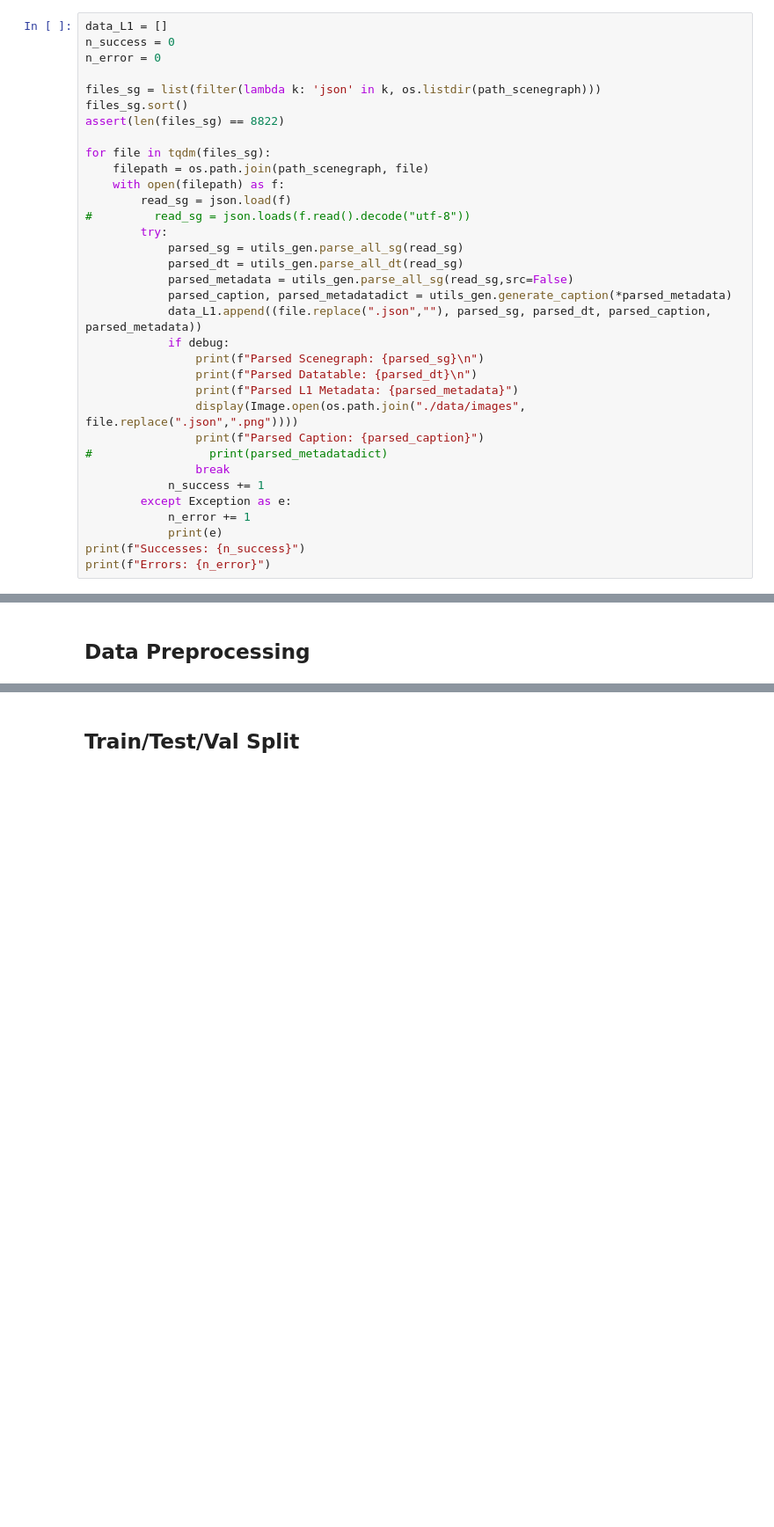
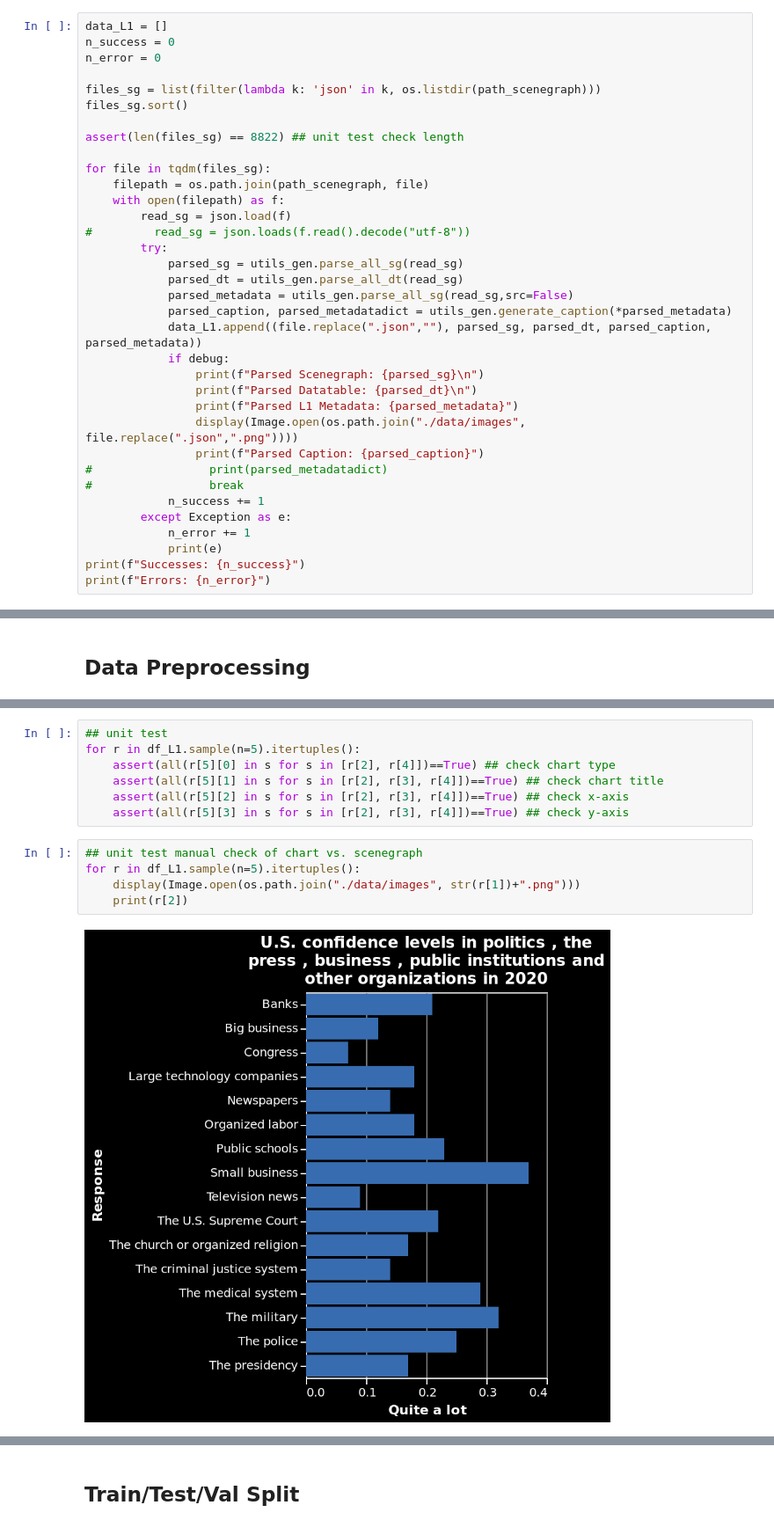
Before and after one commit to mitvis/vistext, a Jupyter notebook: Dataset Generation & Processing.ipynb, the cells around one changed output, grey strips where cells are left out. Shown at 88% size. Cells and saved outputs as stored; diff of their text form; blank space fills up the shorter version.

Commit message:
Full v1 of dataset generation and processing notebook with first round of tests

```diff
--- a/Dataset Generation & Processing.ipynb
+++ b/Dataset Generation & Processing.ipynb
@@ -33,7 +34,8 @@ n_error = 0
 
 files_sg = list(filter(lambda k: 'json' in k, os.listdir(path_scenegraph)))
 files_sg.sort()
-assert(len(files_sg) == 8822)
+
+assert(len(files_sg) == 8822) ## unit test check length
 
 for file in tqdm(files_sg):
     filepath = os.path.join(path_scenegraph, file)
@@ -53,7 +55,7 @@ for file in tqdm(files_sg):
                 display(Image.open(os.path.join("./data/images", file.replace(".json",".png"))))
                 print(f"Parsed Caption: {parsed_caption}")
 #                 print(parsed_metadatadict)
-                break
+#                 break
             n_success += 1
         except Exception as e:
             n_error += 1
@@ -82,0 +78,14 @@ df_L1.head()
+# %%
+## unit test
+for r in df_L1.sample(n=5).itertuples():
+    assert(all(r[5][0] in s for s in [r[2], r[4]])==True) ## check chart type
+    assert(all(r[5][1] in s for s in [r[2], r[3], r[4]])==True) ## check chart title
+    assert(all(r[5][2] in s for s in [r[2], r[3], r[4]])==True) ## check x-axis
+    assert(all(r[5][3] in s for s in [r[2], r[3], r[4]])==True) ## check y-axis
+# %%
+## unit test manual check of chart vs. scenegraph
+for r in df_L1.sample(n=5).itertuples():
+    display(Image.open(os.path.join("./data/images", str(r[1])+".png")))
+    print(r[2])
+# %% [output]
+[figure, added]
```
Also changed, not shown: parts of 10 cells of this notebook.
